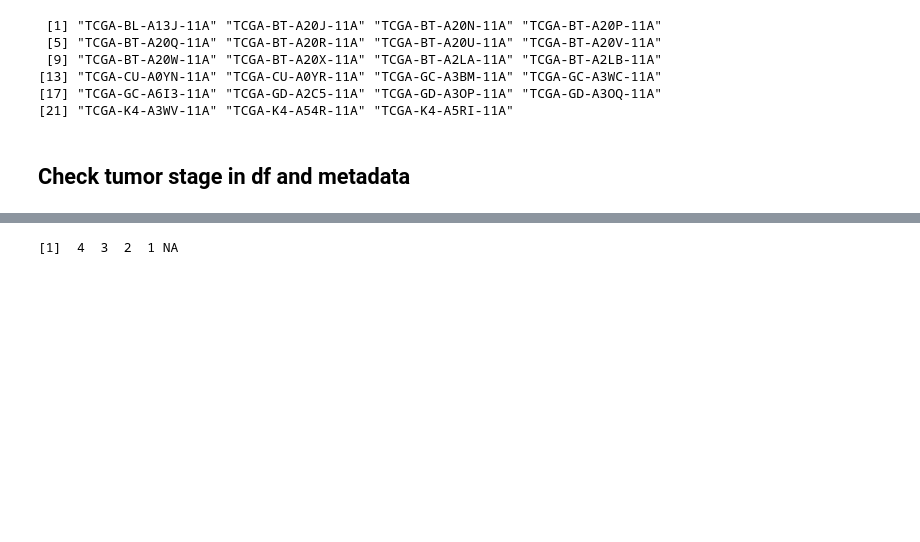
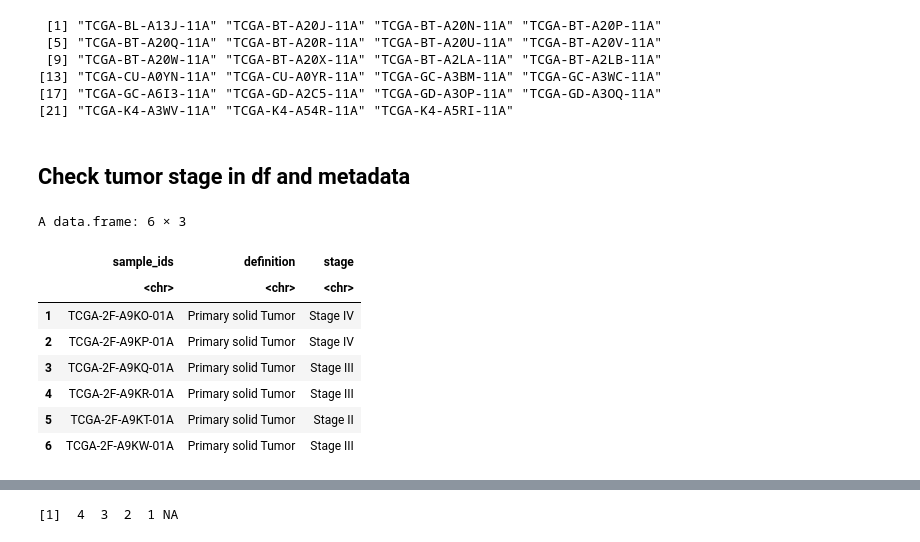
Before and after one commit to TheodosisL/Bioinformatics, a Jupyter notebook: tcga.ipynb, the cells around one changed output, grey strips where cells are left out. Saved outputs shown, nothing was run; the diff lists cells and outputs as text; code cells hidden in the pictures; blank space fills up the shorter version.

```diff
--- a/tcga.ipynb
+++ b/tcga.ipynb
@@ -3987,3 +3970,16 @@ length(df$definition_code[grep("-11A", rownames(df))])
 [21] "TCGA-K4-A3WV-11A" "TCGA-K4-A54R-11A" "TCGA-K4-A5RI-11A"
 # %% [markdown]
 ## Check tumor stage in df and metadata
+# %%
+info_df <- readRDS("info_df.rds")
+head(info_df)
+# %% [output]
+A data.frame: 6 × 3
+|  | sample_ids | definition | stage |
+|  | <chr> | <chr> | <chr> |
+| 1 | TCGA-2F-A9KO-01A | Primary solid Tumor | Stage IV |
+| 2 | TCGA-2F-A9KP-01A | Primary solid Tumor | Stage IV |
+| 3 | TCGA-2F-A9KQ-01A | Primary solid Tumor | Stage III |
+| 4 | TCGA-2F-A9KR-01A | Primary solid Tumor | Stage III |
+| 5 | TCGA-2F-A9KT-01A | Primary solid Tumor | Stage II |
+| 6 | TCGA-2F-A9KW-01A | Primary solid Tumor | Stage III |
```
Also changed, not shown: parts of 17 cells of this notebook.
